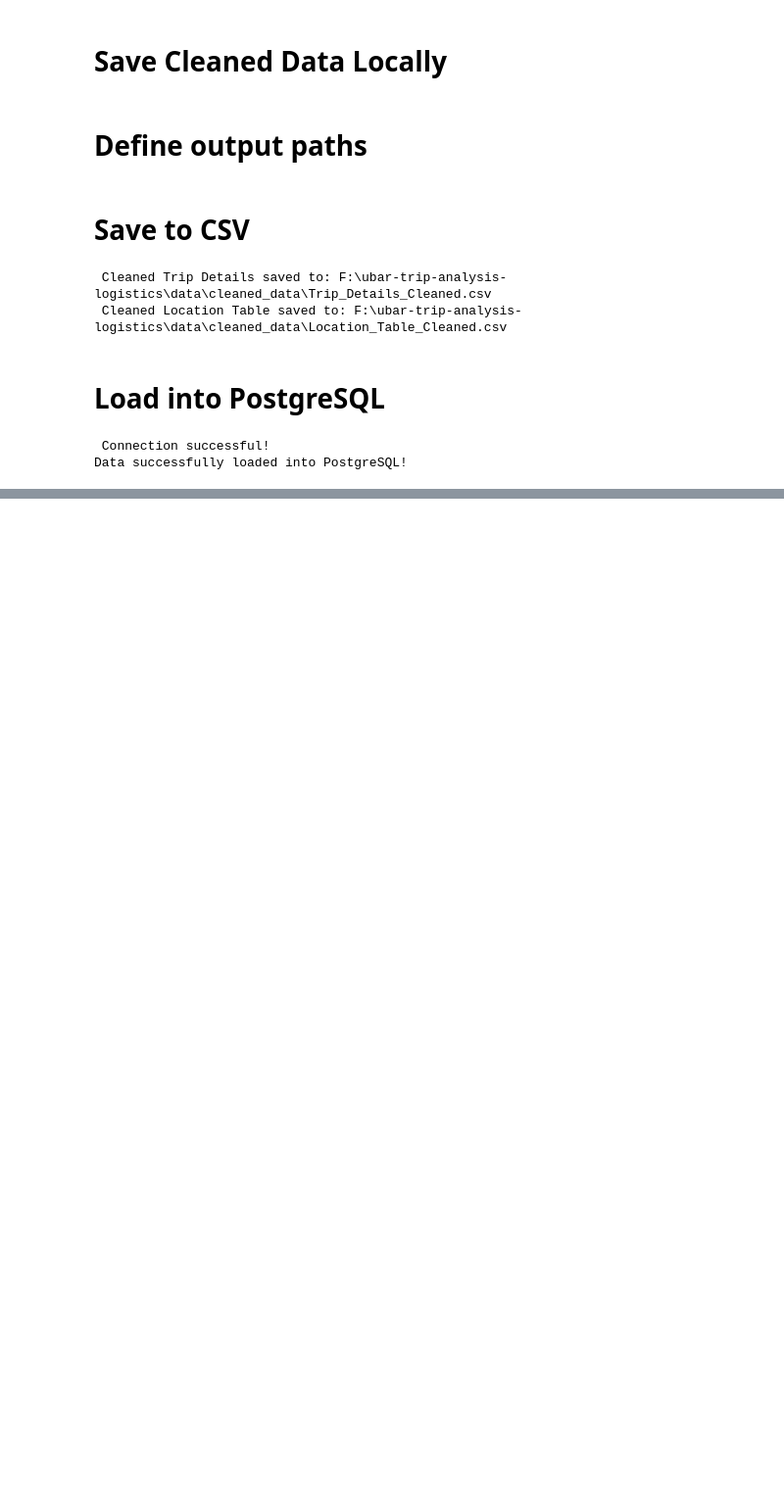
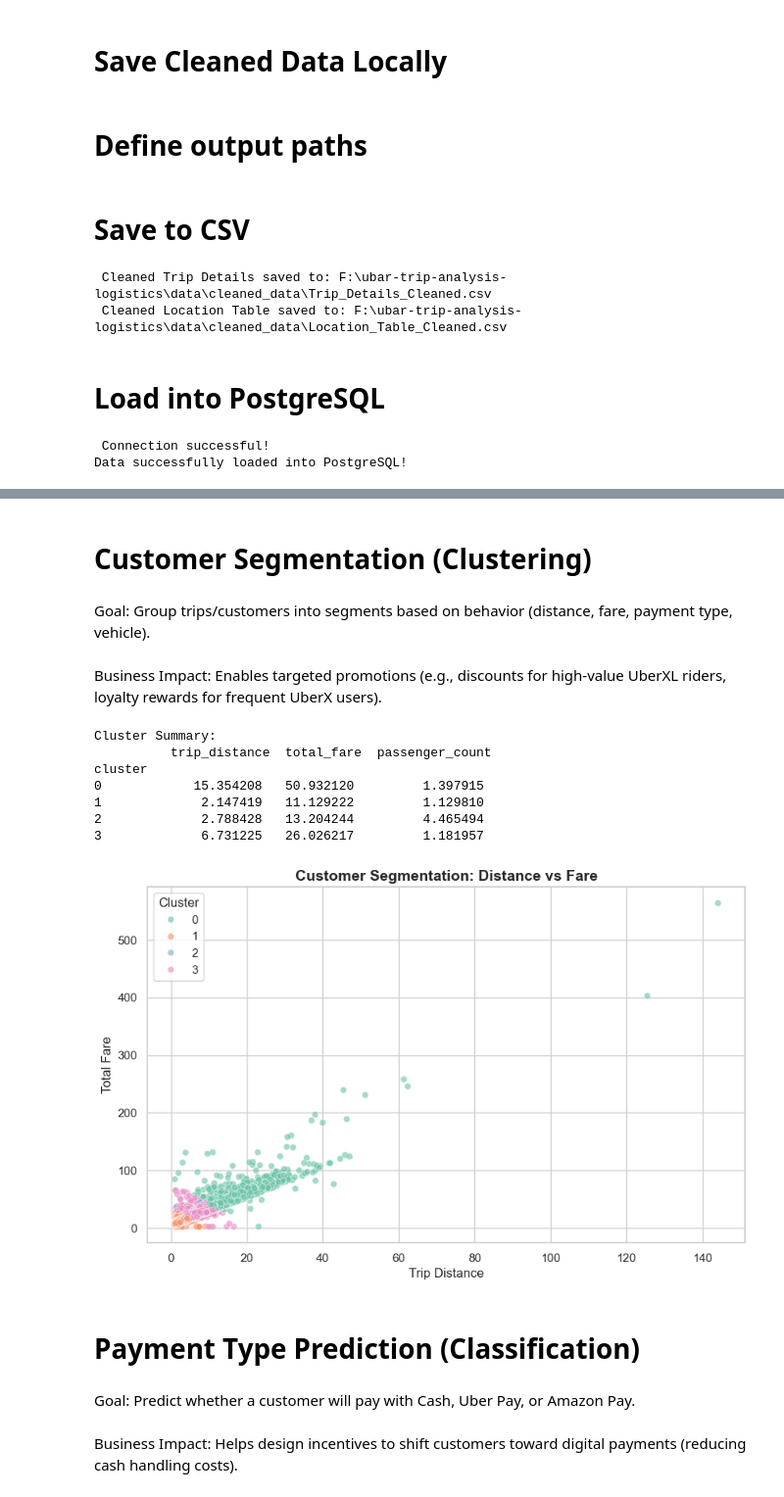
Before and after one commit to RyadulSeam/uber-trip-analysis-logistics, a Jupyter notebook: notebooks/uber-trip-analysis-logistics.ipynb, the cells around one changed output, grey strips where cells are left out. Shown at 98% size. Drawn from its saved outputs; the diff is of its cells as text; code cells hidden in the pictures; blank space fills up the shorter version.

```diff
--- a/notebooks/uber-trip-analysis-logistics.ipynb
+++ b/notebooks/uber-trip-analysis-logistics.ipynb
@@ -389,0 +452,54 @@ Data successfully loaded into PostgreSQL!
+# %% [markdown]
+# Customer Segmentation (Clustering)
+# %% [markdown]
+Goal: Group trips/customers into segments based on behavior (distance, fare, payment type, vehicle).
+# %% [markdown]
+Business Impact: Enables targeted promotions (e.g., discounts for high-value UberXL riders, loyalty rewards for frequent UberX users).
+# %%
+from sklearn.preprocessing import StandardScaler
+from sklearn.cluster import KMeans
+import matplotlib.pyplot as plt
+import seaborn as sns
+
+# Select features
+X = trips[['trip_distance','total_fare','passenger_count']]
+
+# Scale data
+scaler = StandardScaler()
+X_scaled = scaler.fit_transform(X)
+
+# KMeans clustering
+kmeans = KMeans(n_clusters=4, random_state=42, n_init=10)
+trips['cluster'] = kmeans.fit_predict(X_scaled)
+
+# Analyze clusters
+cluster_summary = trips.groupby('cluster')[['trip_distance','total_fare','passenger_count']].mean()
+print("Cluster Summary:\n", cluster_summary)
+
+# Visualize clusters (distance vs fare)
+plt.figure(figsize=(10,6))
+sns.scatterplot(
+    x='trip_distance', y='total_fare',
+    hue='cluster', palette='Set2',
+    data=trips, alpha=0.6
+)
+plt.title("Customer Segmentation: Distance vs Fare", fontsize=14, fontweight='bold')
+plt.xlabel("Trip Distance")
+plt.ylabel("Total Fare")
+plt.legend(title="Cluster")
+plt.show()
+# %% [output]
+Cluster Summary:
+          trip_distance  total_fare  passenger_count
+cluster
+0            15.354208   50.932120         1.397915
+1             2.147419   11.129222         1.129810
+2             2.788428   13.204244         4.465494
+3             6.731225   26.026217         1.181957
+[figure, added]
+# %% [markdown]
+# Payment Type Prediction (Classification)
+# %% [markdown]
+Goal: Predict whether a customer will pay with Cash, Uber Pay, or Amazon Pay.
+# %% [markdown]
+Business Impact: Helps design incentives to shift customers toward digital payments (reducing cash handling costs).
```
Also changed, not shown: parts of 10 cells of this notebook.
